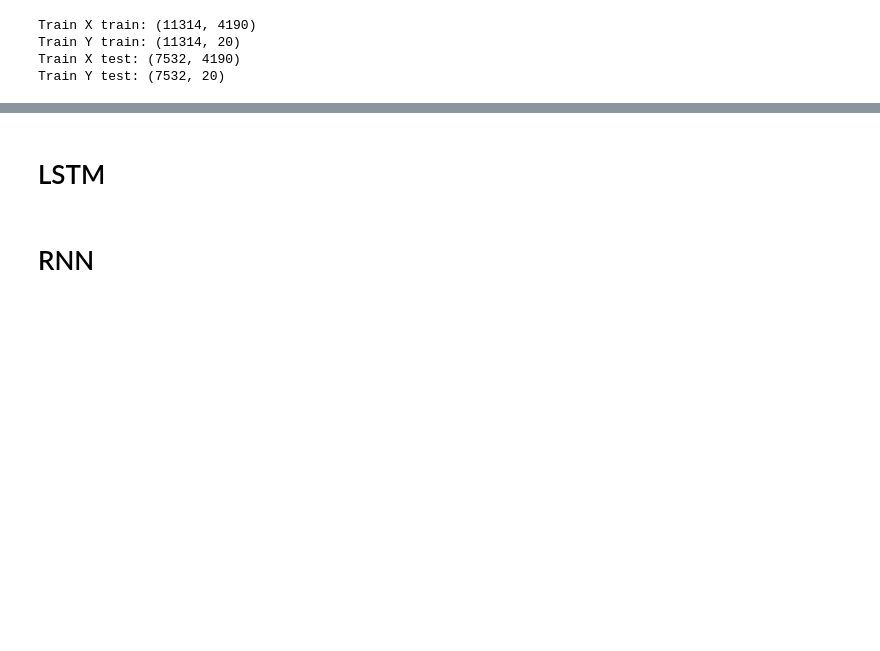
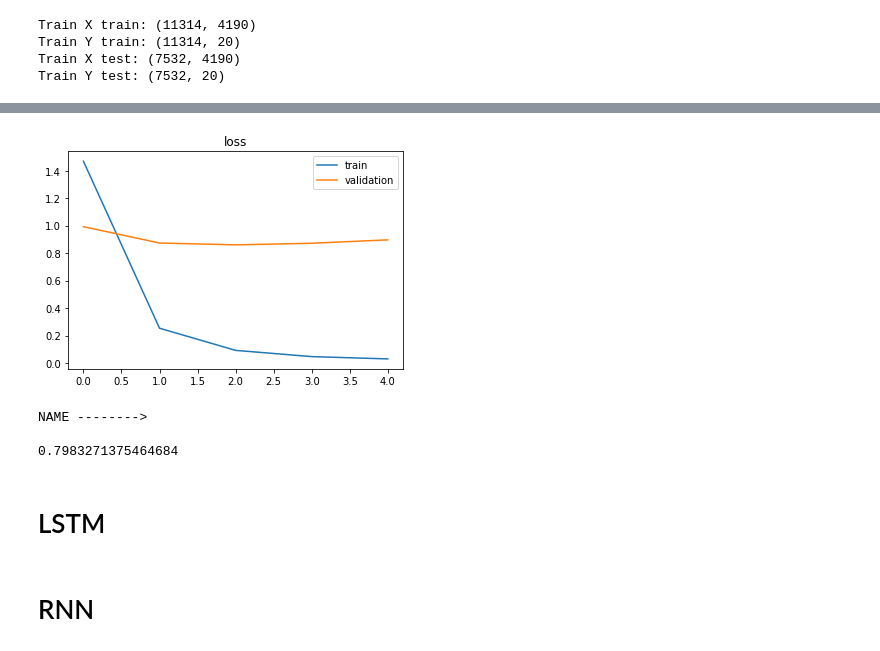
Before and after one commit to pro0255/NLP_Sentiment_analysis, a Jupyter notebook: 20_news_group_analysis.ipynb, the cells around one changed output, grey strips where cells are left out. Cells and saved outputs as stored; diff of their text form; code cells hidden in the pictures; blank space fills up the shorter version.

```diff
--- a/20_news_group_analysis.ipynb
+++ b/20_news_group_analysis.ipynb
@@ -800,3 +844,13 @@ count_model, count_simple_result = nn_simple_model(*count_data)
+# %%
+plot_res('loss', count_simple_result.history)
+# %% [output]
+[figure, added]
+# %%
+evalute_nn_simple_output(count_model, count_data[2], Y_true)
+# %% [output]
+NAME -------->
+
+0.7983271375464684
 # %% [markdown]
 # LSTM
 # %% [markdown]
```
Also changed, not shown: parts of 38 cells of this notebook.
